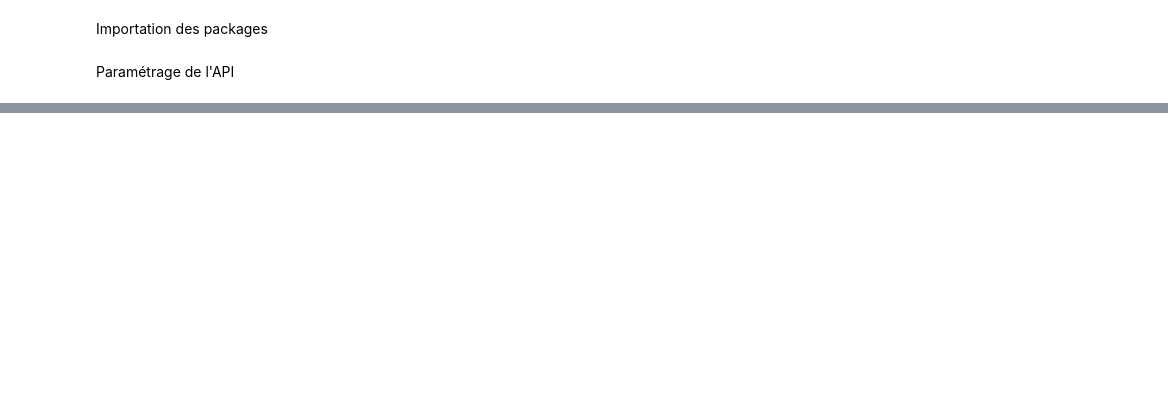
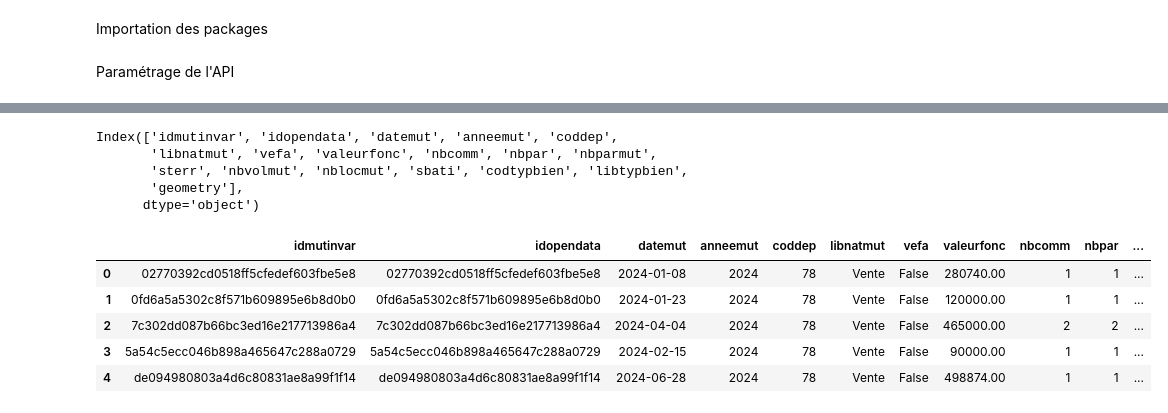
Before and after one commit to CaroLebrun/projet-python-2A, a Jupyter notebook: main.ipynb, the cells around one changed output, grey strips where cells are left out. Drawn from its saved outputs; the diff is of its cells as text; code cells hidden in the pictures; blank space fills up the shorter version.

```diff
--- a/main.ipynb
+++ b/main.ipynb
@@ -86,9 +72,0 @@ print(url_gouv)
-# %%
-response = requests.get(url_gouv)#, params=params)
-# Vérification du succès de la requête
-if response.status_code == 200:
-    data_essai = response.json()  # On récupère les données au format JSON
-else:
-    print(f"Erreur : {response.status_code}")
-# %%
-print(data_essai)
@@ -97,0 +73,5 @@ NameError: name 'data_essai' is not defined
+# %%
+mut_gdf = gpd.read_file(StringIO(response.text))
+
+# Afficher un aperçu des données
+print(mut_gdf.head())
@@ -97,0 +100,18 @@ NameError: name 'data_essai' is not defined
+# %%
+# Afficher les colonnes
+print(mut_gdf.columns)
+# %% [output]
+Index(['idmutinvar', 'idopendata', 'datemut', 'anneemut', 'coddep',
+       'libnatmut', 'vefa', 'valeurfonc', 'nbcomm', 'nbpar', 'nbparmut',
+       'sterr', 'nbvolmut', 'nblocmut', 'sbati', 'codtypbien', 'libtypbien',
+       'geometry'],
+      dtype='object')
+# %%
+mut_gdf.head()
+# %% [output]
+|  | idmutinvar | idopendata | datemut | anneemut | coddep | libnatmut | vefa | valeurfonc | nbcomm | nbpar | ... |
+| 0 | 02770392cd0518ff5cfedef603fbe5e8 | 02770392cd0518ff5cfedef603fbe5e8 | 2024-01-08 | 2024 | 78 | Vente | False | 280740.00 | 1 | 1 | ... |
+| 1 | 0fd6a5a5302c8f571b609895e6b8d0b0 | 0fd6a5a5302c8f571b609895e6b8d0b0 | 2024-01-23 | 2024 | 78 | Vente | False | 120000.00 | 1 | 1 | ... |
+| 2 | 7c302dd087b66bc3ed16e217713986a4 | 7c302dd087b66bc3ed16e217713986a4 | 2024-04-04 | 2024 | 78 | Vente | False | 465000.00 | 2 | 2 | ... |
+| 3 | 5a54c5ecc046b898a465647c288a0729 | 5a54c5ecc046b898a465647c288a0729 | 2024-02-15 | 2024 | 78 | Vente | False | 90000.00 | 1 | 1 | ... |
+| 4 | de094980803a4d6c80831ae8a99f1f14 | de094980803a4d6c80831ae8a99f1f14 | 2024-06-28 | 2024 | 78 | Vente | False | 498874.00 | 1 | 1 | ... |
```
Also changed, not shown: parts of 13 cells of this notebook, 1 other file.
